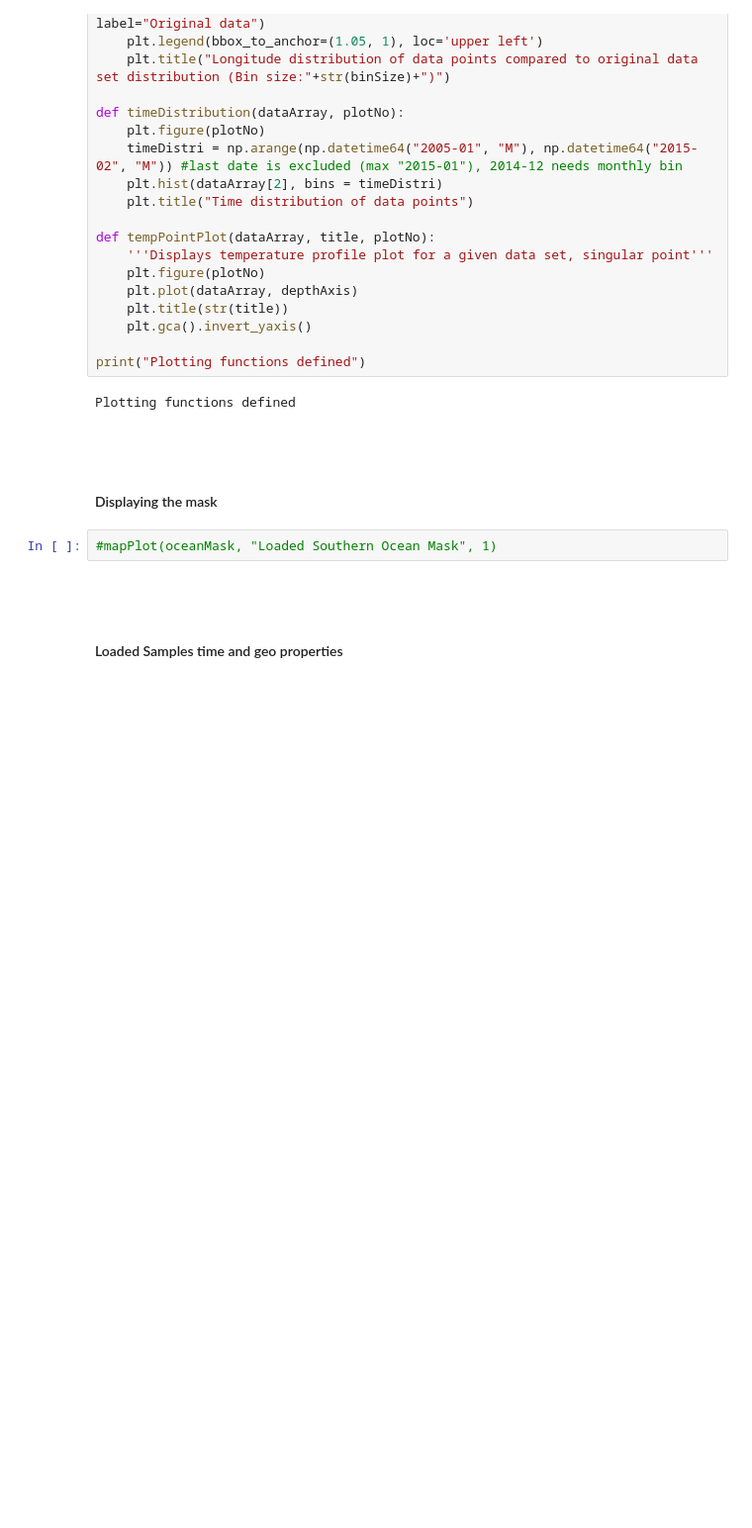
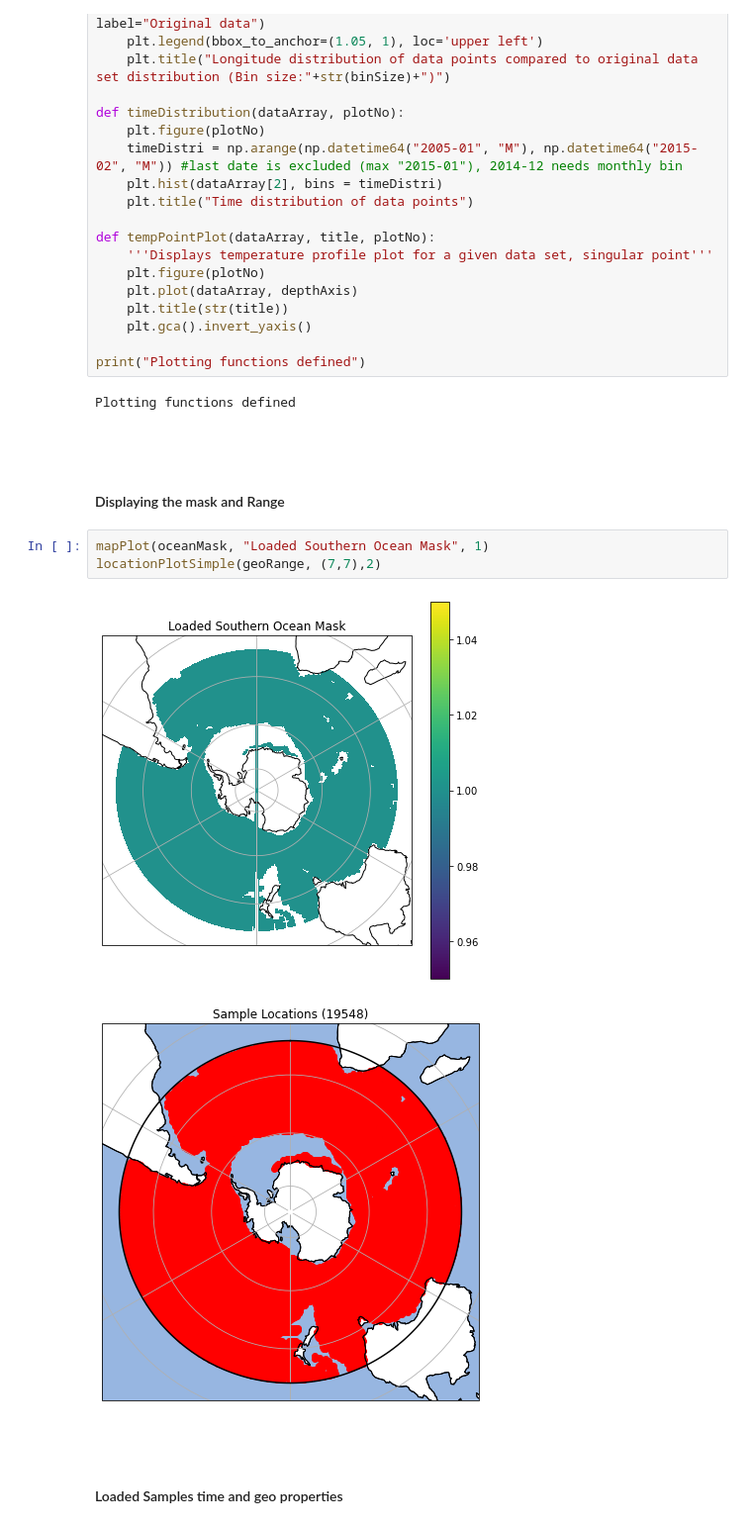
Before and after one commit to el1247/BAS_AI4ER_SAM, a Jupyter notebook: notebooks/exploratory/1.0_el_UKESM1SampleLoad.ipynb, the cells around one changed output. Shown at 99% size. Saved outputs shown, nothing was run; the diff lists cells and outputs as text; blank space fills up the shorter version.

```diff
--- a/notebooks/exploratory/1.0_el_UKESM1SampleLoad.ipynb
+++ b/notebooks/exploratory/1.0_el_UKESM1SampleLoad.ipynb
@@ -372,9 +293,13 @@ Plotting functions defined
 # %% [markdown]
 <br>
 # %% [markdown]
-#### Displaying the mask
+#### Displaying the mask and Range
 # %%
-#mapPlot(oceanMask, "Loaded Southern Ocean Mask", 1)
+mapPlot(oceanMask, "Loaded Southern Ocean Mask", 1)
+locationPlotSimple(geoRange, (7,7),2)
+# %% [output]
+[figure, added]
+[figure, added]
 # %% [markdown]
 <br>
 # %% [markdown]
```
Also changed, not shown: parts of 9 cells of this notebook, 6 other files.
